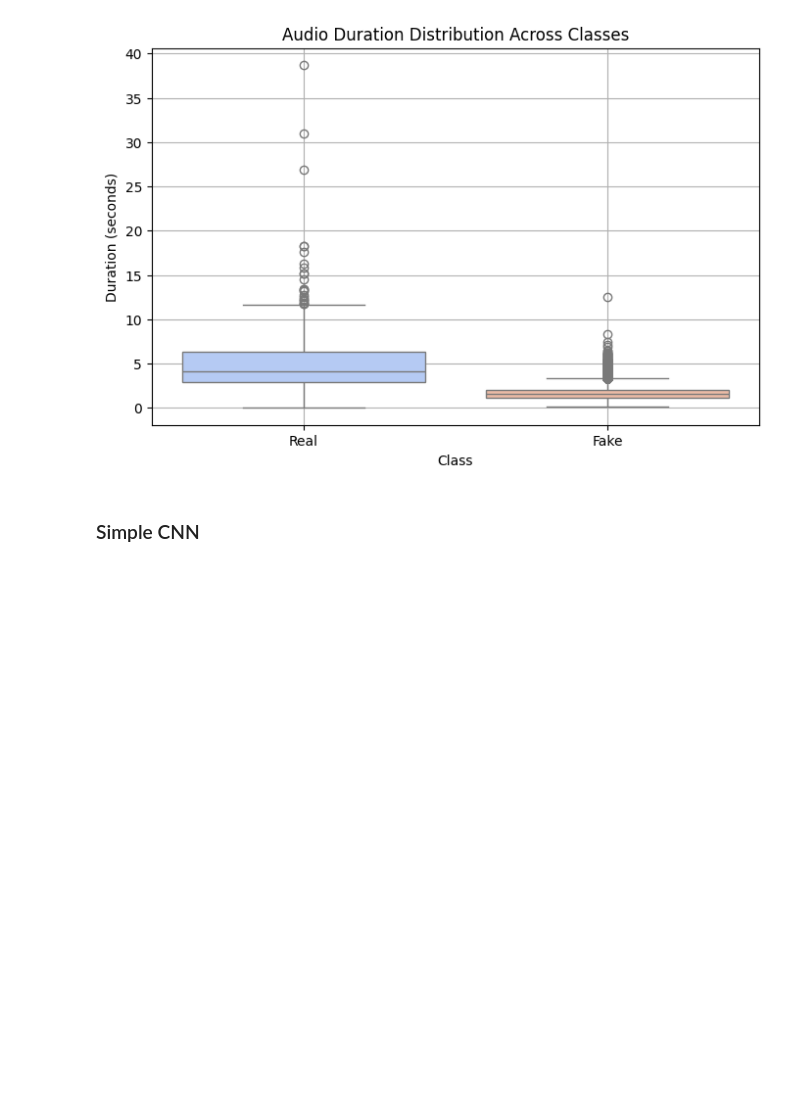
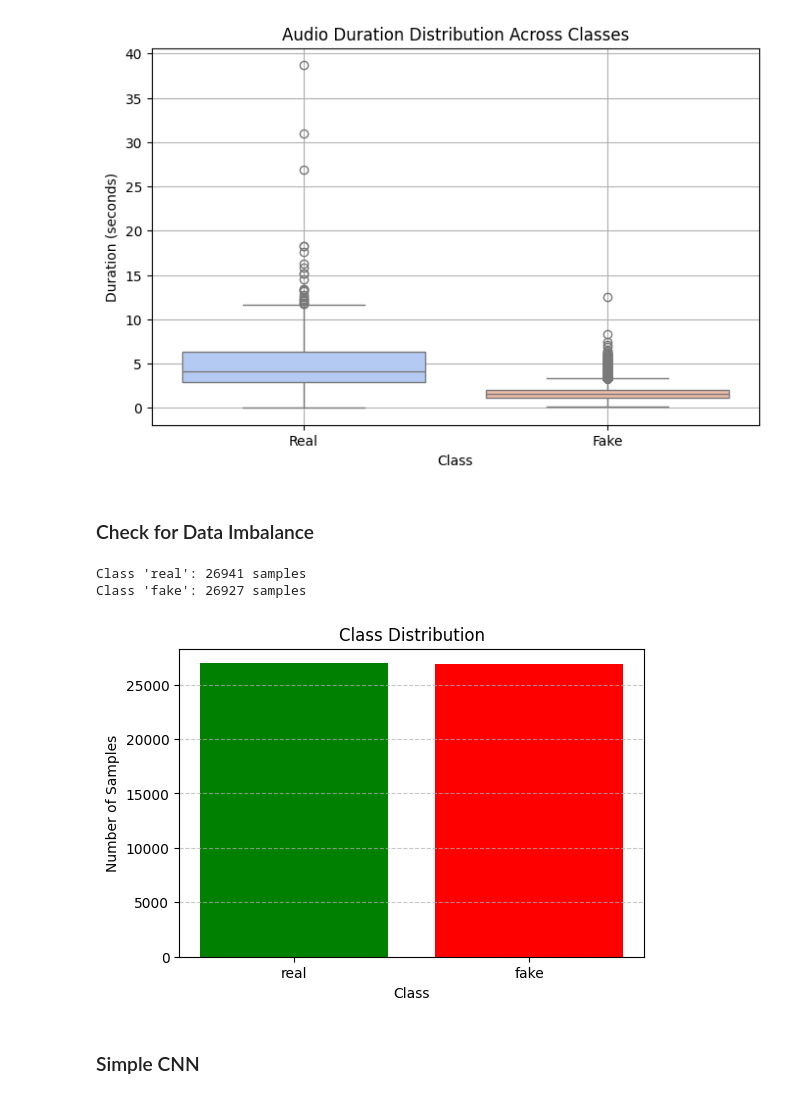
Before and after one commit to KartikeyL/Forensic_Audio_Analysis, a Jupyter notebook: audio_analysis.ipynb, the cells around one changed output. Saved outputs shown, nothing was run; the diff lists cells and outputs as text; code cells hidden in the pictures; blank space fills up the shorter version.

```diff
--- a/audio_analysis.ipynb
+++ b/audio_analysis.ipynb
@@ -191,6 +191,42 @@ Passing `palette` without assigning `hue` is deprecated and will be removed in v
 
   sns.boxplot(x="Label", y="Duration", data=df, palette="coolwarm")
 [figure]
+# %% [markdown]
+### Check for Data Imbalance
+# %%
+import os
+import matplotlib.pyplot as plt
+
+# Path to your dataset
+dataset_path = 'The Fake-or-Real Dataset /for-norm/for-norm/training'
+
+# List of class subfolders
+classes = ['real', 'fake']
+
+# Dictionary to store counts
+class_counts = {}
+
+for cls in classes:
+    cls_path = os.path.join(dataset_path, cls)
+    count = len([file for file in os.listdir(cls_path) if os.path.isfile(os.path.join(cls_path, file))])
+    class_counts[cls] = count
+
+# Print the counts
+for cls, count in class_counts.items():
+    print(f"Class '{cls}': {count} samples")
+
+# Plotting
+plt.figure(figsize=(6, 4))
+plt.bar(class_counts.keys(), class_counts.values(), color=['green', 'red'])
+plt.title('Class Distribution')
+plt.xlabel('Class')
+plt.ylabel('Number of Samples')
+plt.grid(axis='y', linestyle='--', alpha=0.7)
+plt.show()
+# %% [output]
+Class 'real': 26941 samples
+Class 'fake': 26927 samples
+[figure, added]
 # %% [markdown]
 ### Simple CNN
 # %%
```
Also changed, not shown: parts of 4 cells of this notebook.
